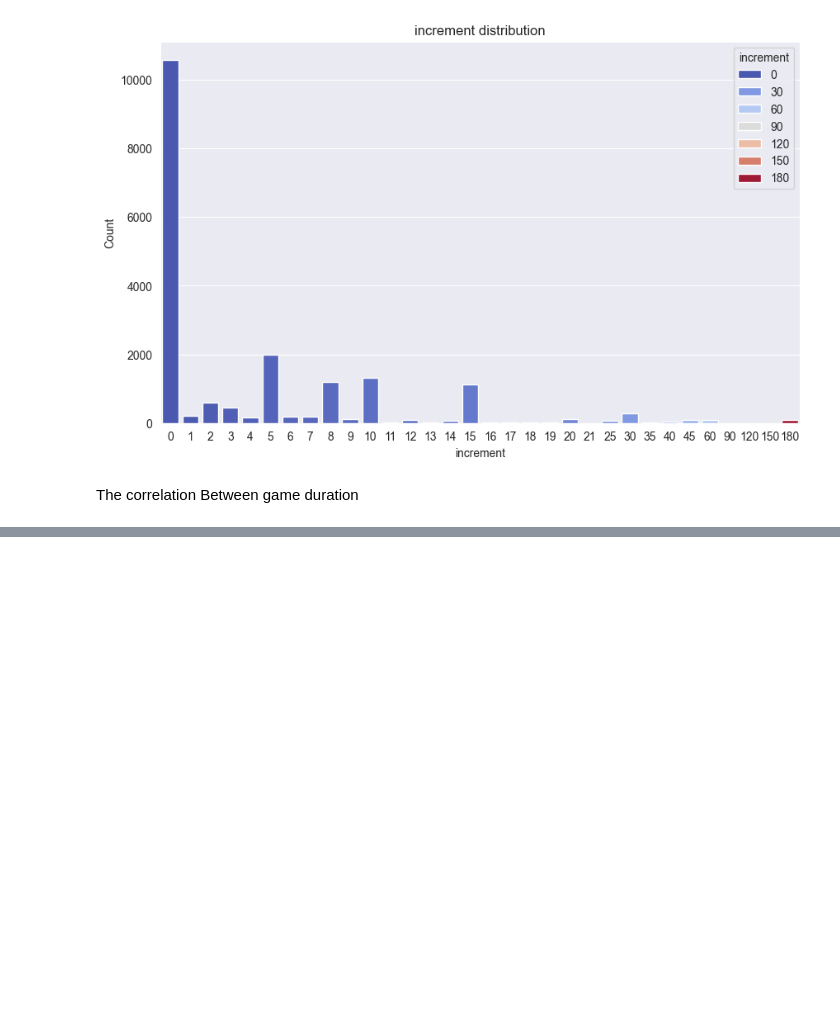
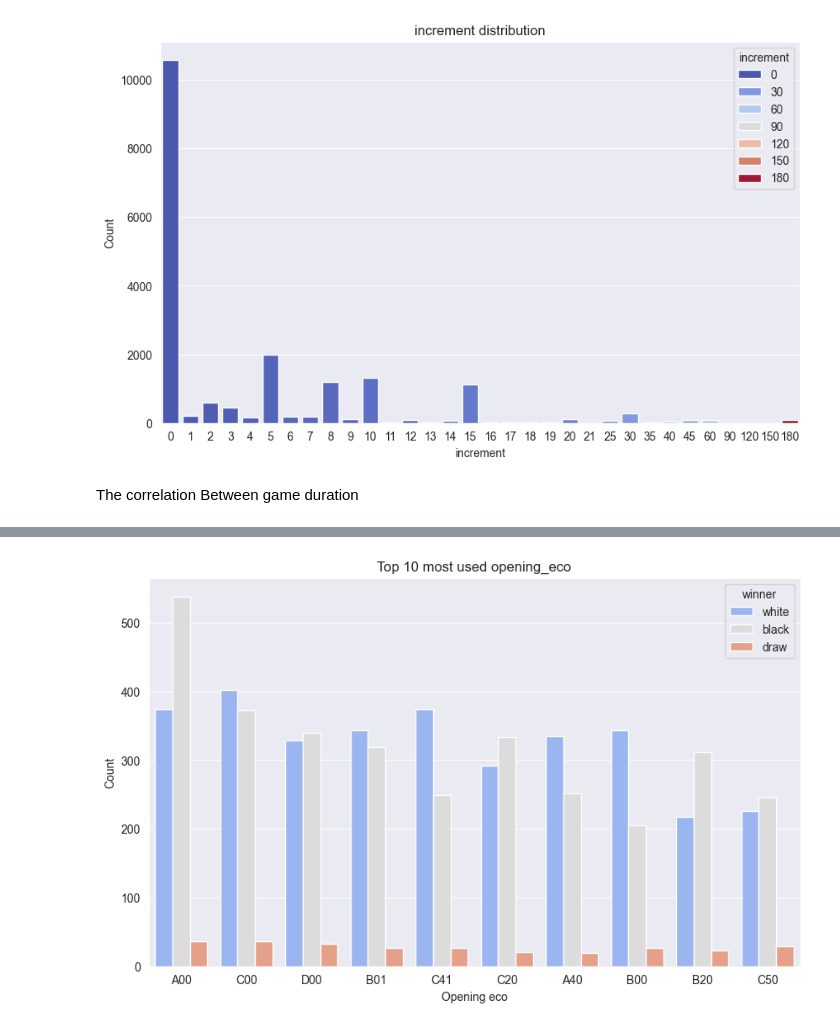
Before and after one commit to robinmoon2/AI_Application_HY, a Jupyter notebook: Data_chess/DataAnalysisTH.ipynb, the cells around one changed output, grey strips where cells are left out. Drawn from its saved outputs; the diff is of its cells as text; code cells hidden in the pictures; blank space fills up the shorter version.

```diff
--- a/Data_chess/DataAnalysisTH.ipynb
+++ b/Data_chess/DataAnalysisTH.ipynb
@@ -614,0 +768,10 @@ Correlation between the number of minutes per player and the game duration :
+# %%
+# plot the graph of opening_eco vs winner
+plt.figure(figsize=(10, 6))
+sns.countplot(data=df, x='opening_eco', hue='winner', order=df['opening_eco'].value_counts().iloc[:10].index, palette='coolwarm')
+plt.title("Top 10 most used opening_eco")
+plt.xlabel('Opening eco')
+plt.ylabel('Count')
+plt.show()
+# %% [output]
+[figure, added]
```
Also changed, not shown: parts of 23 cells of this notebook.
